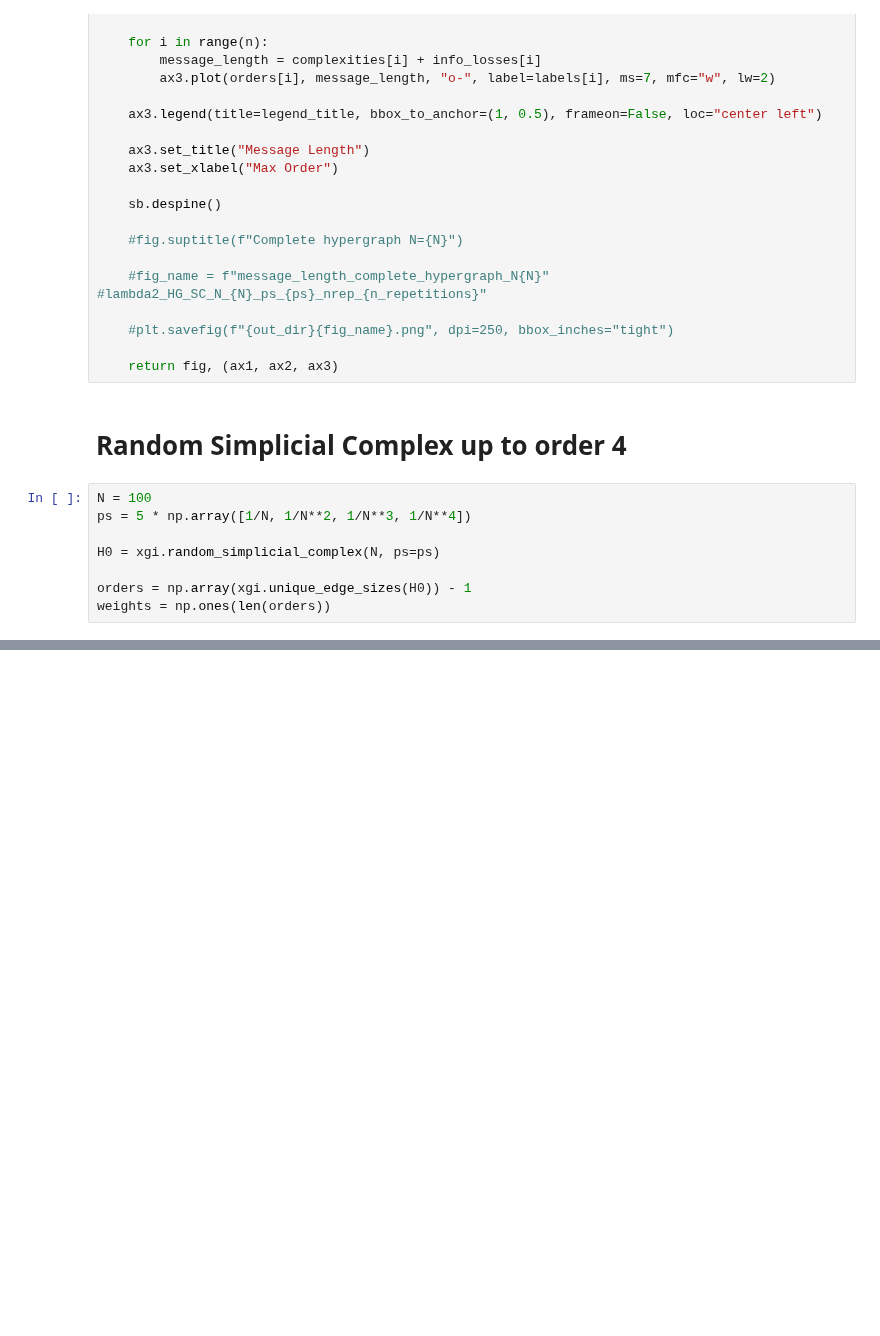
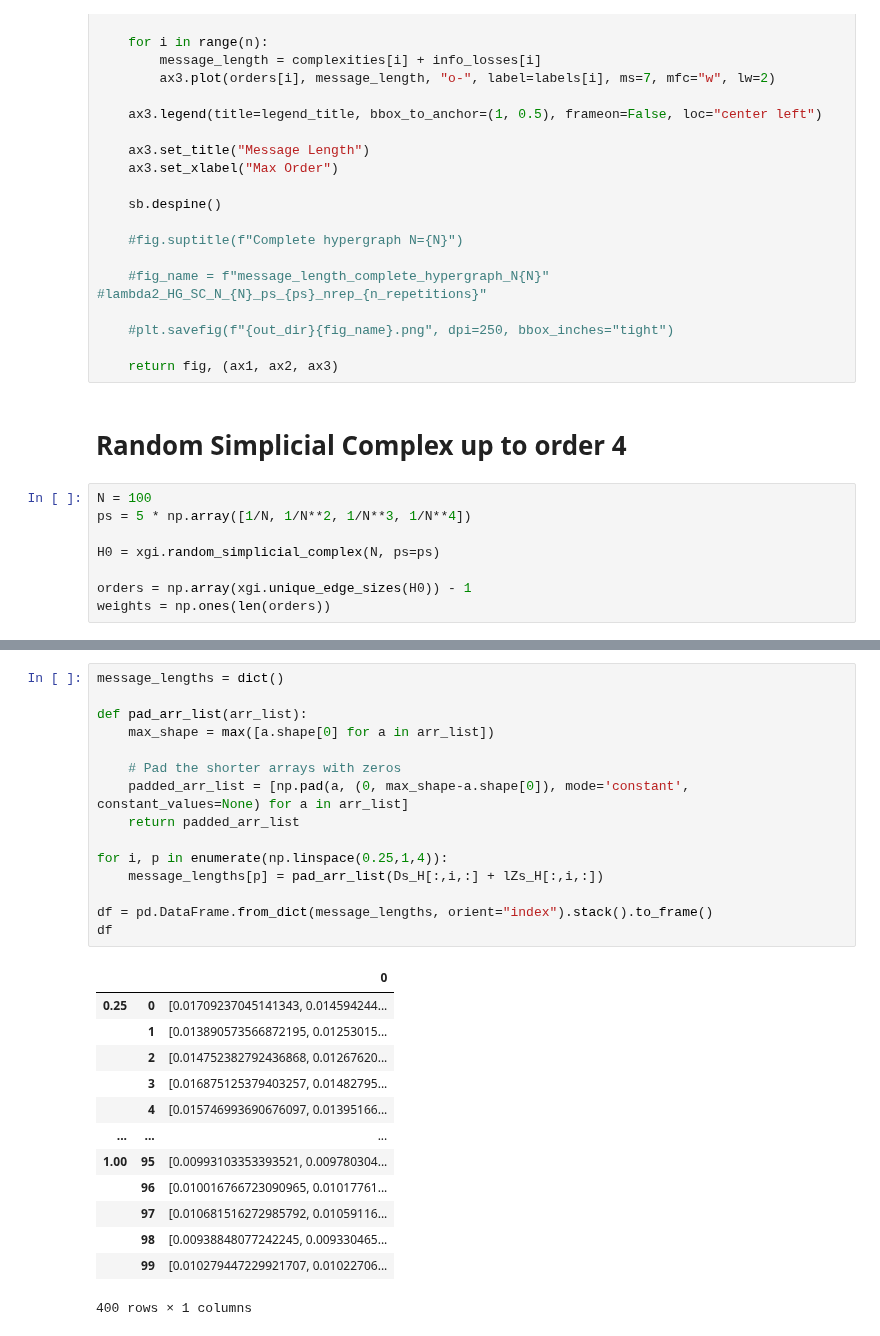
Before and after one commit to maximelucas/hypergraph_reducibility, a Jupyter notebook: notebooks/test_random_simplicial_complex_luca.ipynb, the cells around one changed output, grey strips where cells are left out. Drawn from its saved outputs; the diff is of its cells as text; blank space fills up the shorter version.

```diff
--- a/notebooks/test_random_simplicial_complex_luca.ipynb
+++ b/notebooks/test_random_simplicial_complex_luca.ipynb
@@ -112,0 +122,29 @@ plt.savefig(f"{out_dir}{fig_name}.png", dpi=250, bbox_inches="tight")
+# %%
+message_lengths = dict()
+
+def pad_arr_list(arr_list):
+    max_shape = max([a.shape[0] for a in arr_list])
+
+    # Pad the shorter arrays with zeros
+    padded_arr_list = [np.pad(a, (0, max_shape-a.shape[0]), mode='constant', constant_values=None) for a in arr_list]
+    return padded_arr_list
+
+for i, p in enumerate(np.linspace(0.25,1,4)):
+    message_lengths[p] = pad_arr_list(Ds_H[:,i,:] + lZs_H[:,i,:])
+
+df = pd.DataFrame.from_dict(message_lengths, orient="index").stack().to_frame()
+df
+# %% [output]
+|  |  | 0 |
+| 0.25 | 0 | [0.01709237045141343, 0.014594244... |
+|  | 1 | [0.013890573566872195, 0.01253015... |
+|  | 2 | [0.014752382792436868, 0.01267620... |
+|  | 3 | [0.016875125379403257, 0.01482795... |
+|  | 4 | [0.015746993690676097, 0.01395166... |
+| ... | ... | ... |
+| 1.00 | 95 | [0.00993103353393521, 0.009780304... |
+|  | 96 | [0.010016766723090965, 0.01017761... |
+|  | 97 | [0.010681516272985792, 0.01059116... |
+|  | 98 | [0.00938848077242245, 0.009330465... |
+|  | 99 | [0.010279447229921707, 0.01022706... |
+400 rows × 1 columns
```
Also changed, not shown: parts of 7 cells of this notebook, 1 other file.
